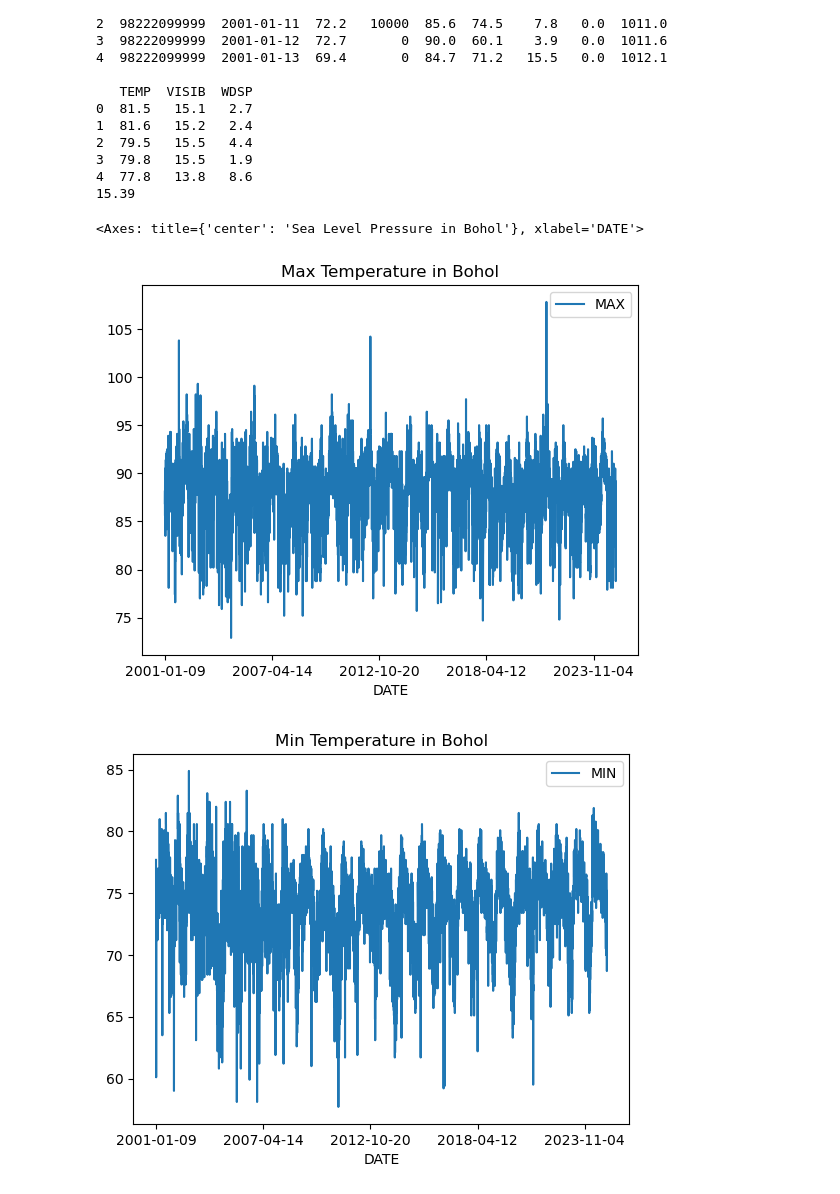
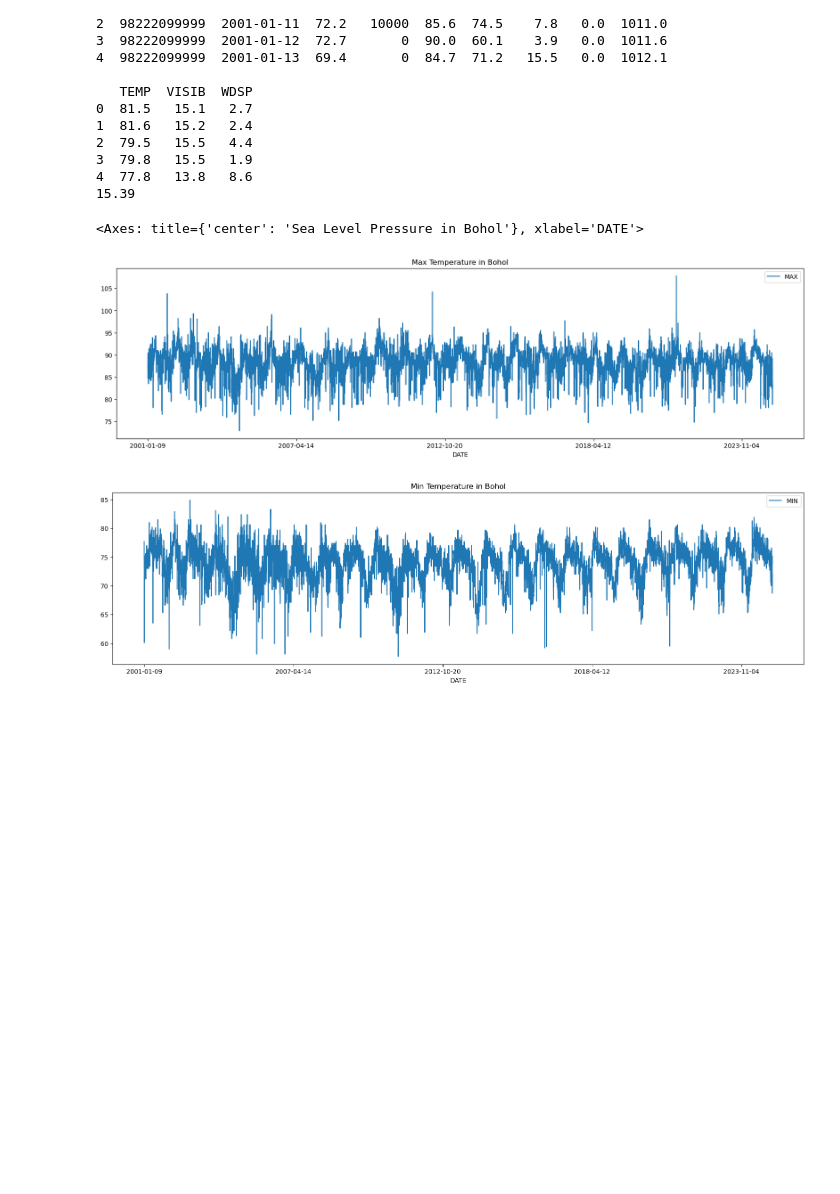
Before and after one commit to oescoba2/Vol3_WinterProject, a Jupyter notebook: Dutoit/philippines_data.ipynb, the cells around one changed output. Drawn from its saved outputs; the diff is of its cells as text; code cells hidden in the pictures; blank space fills up the shorter version.

```diff
--- a/Dutoit/philippines_data.ipynb
+++ b/Dutoit/philippines_data.ipynb
@@ -30,15 +30,15 @@ print(max(bohol_data.data['PRCP']))
 4  77.8   13.8   8.6
 15.39
 # %%
-bohol_data.data.plot(x='DATE', y='MAX', title='Max Temperature in Bohol')
-bohol_data.data.plot(x='DATE', y='MIN', title='Min Temperature in Bohol')
-bohol_data.data.plot(x='DATE', y='DEWP', title='Dew Point in Bohol')
-bohol_data.data.plot(x='DATE', y='WDSP', title='Wind Speed in Bohol')
-bohol_data.data.plot(x='DATE', y='MXSPD', title='Max Wind Speed in Bohol')
-bohol_data.data.plot(x='DATE', y='VISIB', title='Visibility in Bohol')
-bohol_data.data.plot(x='DATE', y='PRCP', title='Precipitation in Bohol')
-bohol_data.data.plot(x='DATE', y='SLP', title='Sea Level Pressure in Bohol')
+bohol_data.data.plot(x='DATE', y='MAX', title='Max Temperature in Bohol', figsize=(20, 5))
+bohol_data.data.plot(x='DATE', y='MIN', title='Min Temperature in Bohol', figsize=(20, 5))
+bohol_data.data.plot(x='DATE', y='DEWP', title='Dew Point in Bohol', figsize=(20, 5))
+bohol_data.data.plot(x='DATE', y='WDSP', title='Wind Speed in Bohol', figsize=(20, 5))
+bohol_data.data.plot(x='DATE', y='MXSPD', title='Max Wind Speed in Bohol', figsize=(20, 5))
+bohol_data.data.plot(x='DATE', y='VISIB', title='Visibility in Bohol', figsize=(20, 5))
+bohol_data.data.plot(x='DATE', y='PRCP', title='Precipitation in Bohol', figsize=(20, 5))
+bohol_data.data.plot(x='DATE', y='SLP', title='Sea Level Pressure in Bohol', figsize=(20, 5))
 # %% [output]
 <Axes: title={'center': 'Sea Level Pressure in Bohol'}, xlabel='DATE'>
-[figure, old version]
+[figure, new version]
-[figure, old version]
+[figure, new version]
```
Also changed, not shown: parts of 4 cells of this notebook, 4 other files.
